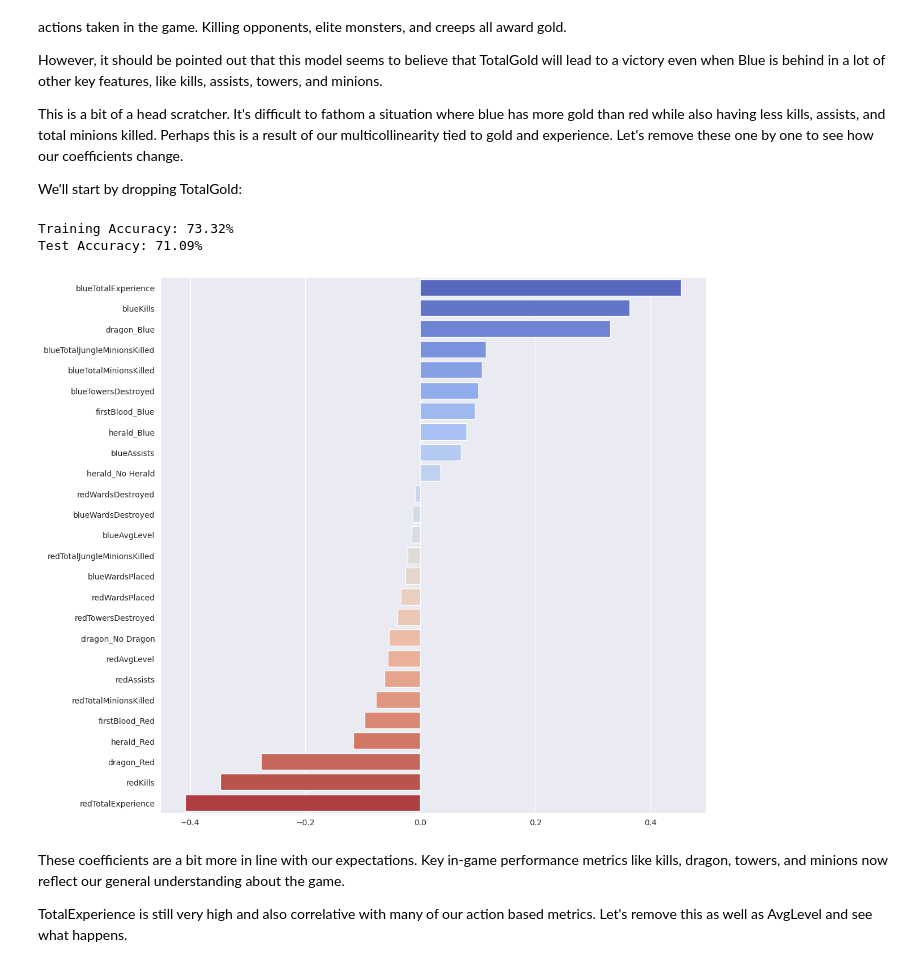
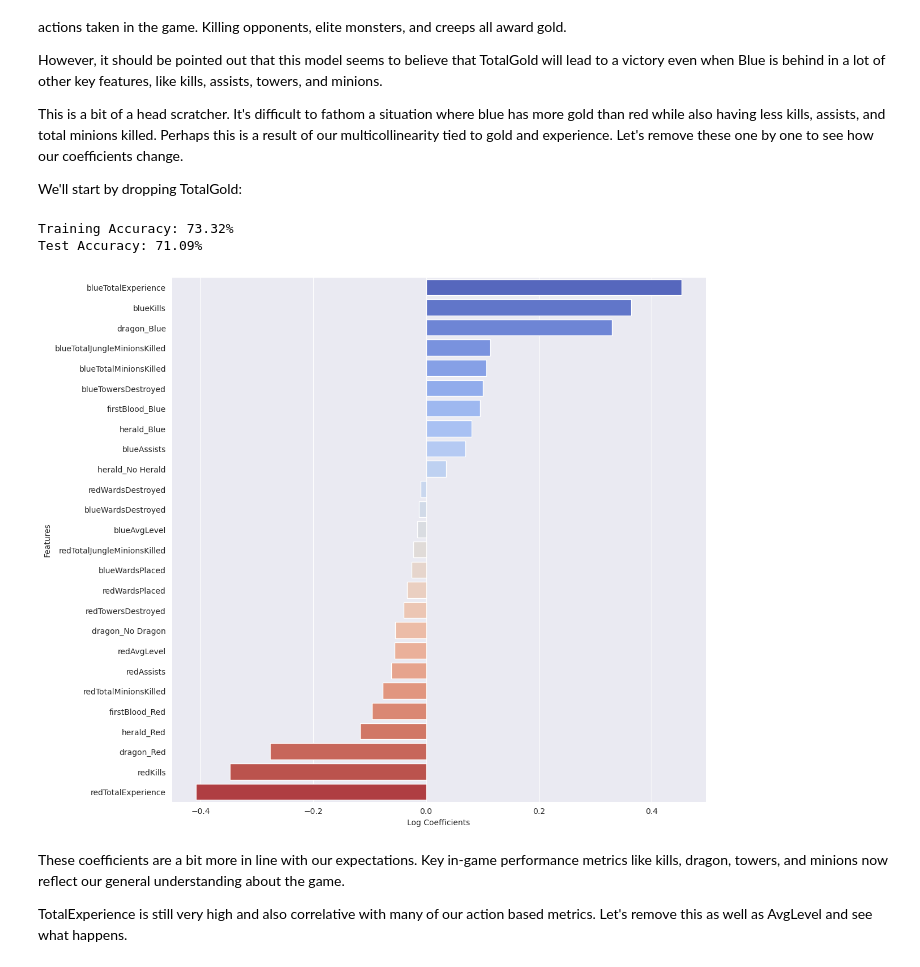
Before and after one commit to Drymander/League-of-Legends-Victory-Classification, a Jupyter notebook: Johnny Dryman - Phase 3 Project Notebook.ipynb, the cells around one changed output. Saved outputs shown, nothing was run; the diff lists cells and outputs as text; code cells hidden in the pictures.

```diff
--- a/Johnny Dryman - Phase 3 Project Notebook.ipynb
+++ b/Johnny Dryman - Phase 3 Project Notebook.ipynb
@@ -755,9 +808,8 @@ For analysis, we'll use our basic linear regression model so that we can efficie
 
 def plot_coefficients(model, X_train, X_test, y_train=y_train, y_test=y_test, filename='image'):
 
-    # Instantiate and train new model
-#     model = LogisticRegression(random_state=8)
-#     model.fit(X_train, y_train)
+    # Train model on X_train and y_train
+    model.fit(X_train, y_train)
 
     # Create a list of coefficients
     coeffs = pd.Series(model.coef_.flatten(), index=X_train.columns).sort_values(ascending=False)
@@ -769,6 +821,7 @@ def plot_coefficients(model, X_train, X_test, y_train=y_train, y_test=y_test, fi
     with sns.axes_style("darkgrid"):
         plt.figure(figsize=(12, 10))
         ax = sns.barplot(x=coeffs, y=coeffs.index, palette='coolwarm')
+        ax.set(xlabel='Log Coefficients', ylabel='Features')
 
     # Save image
     plt.tight_layout()
@@ -826,13 +847,13 @@ We'll start by dropping TotalGold:
 # %%
 # Drop blue and red TotalGold
 X_train_coeff = X_train.drop(['blueTotalGold', 'redTotalGold'],axis=1)
 X_test_coeff = X_test.drop(['blueTotalGold', 'redTotalGold'],axis=1)
 
-plot_coefficients(X_train_coeff, X_test_coeff)
+plot_coefficients(model_log, X_train_coeff, X_test_coeff)
 # %% [output]
 Training Accuracy: 73.32%
 Test Accuracy: 71.09%
-[figure, old version]
+[figure, new version]
 # %% [markdown]
 These coefficients are a bit more in line with our expectations.  Key in-game performance metrics like kills, dragon, towers, and minions now reflect our general understanding about the game.
 
```
Also changed, not shown: parts of 27 cells of this notebook, 5 other files.
